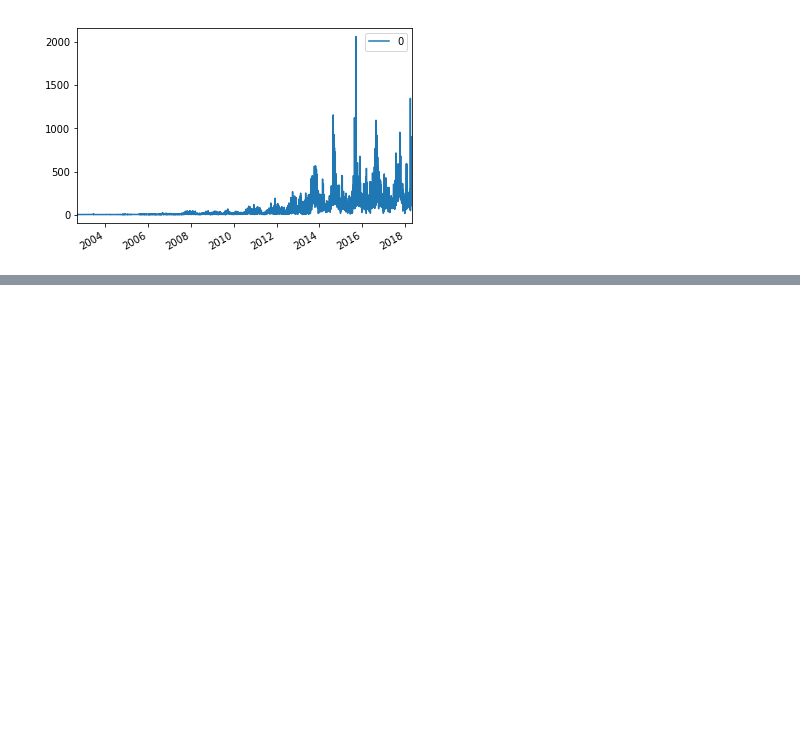
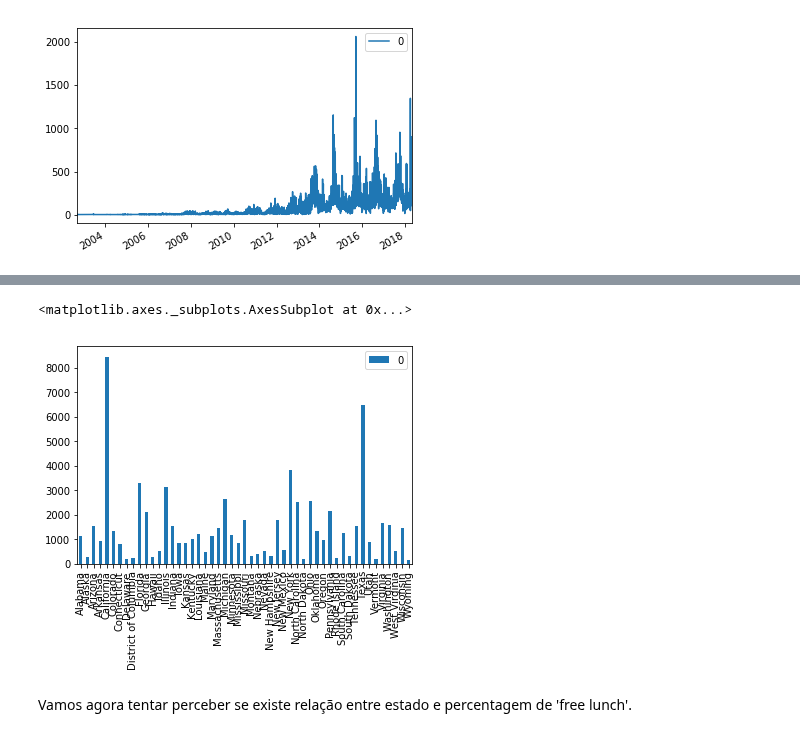
Before and after one commit to mathminer/donorschoose, a Jupyter notebook: donorschoose_cleaning.ipynb, the cells around one changed output, grey strips where cells are left out. Cells and saved outputs as stored; diff of their text form; code cells hidden in the pictures; blank space fills up the shorter version.

```diff
--- a/donorschoose_cleaning.ipynb
+++ b/donorschoose_cleaning.ipynb
@@ -196,0 +313,10 @@ Uma sugestão seria eliminar as entradas de 2018 uma ve que não existe informa
+# %%
+counts = Counter(np.sort(data_schools['School State']))
+
+df = pd.DataFrame.from_dict(counts, orient='index')
+df.plot(kind='bar')
+# %% [output]
+<matplotlib.axes._subplots.AxesSubplot at 0x...>
+[figure, added]
+# %% [markdown]
+Vamos agora tentar perceber se existe relação entre estado e percentagem de 'free lunch'.
```
Also changed, not shown: parts of 22 cells of this notebook.
